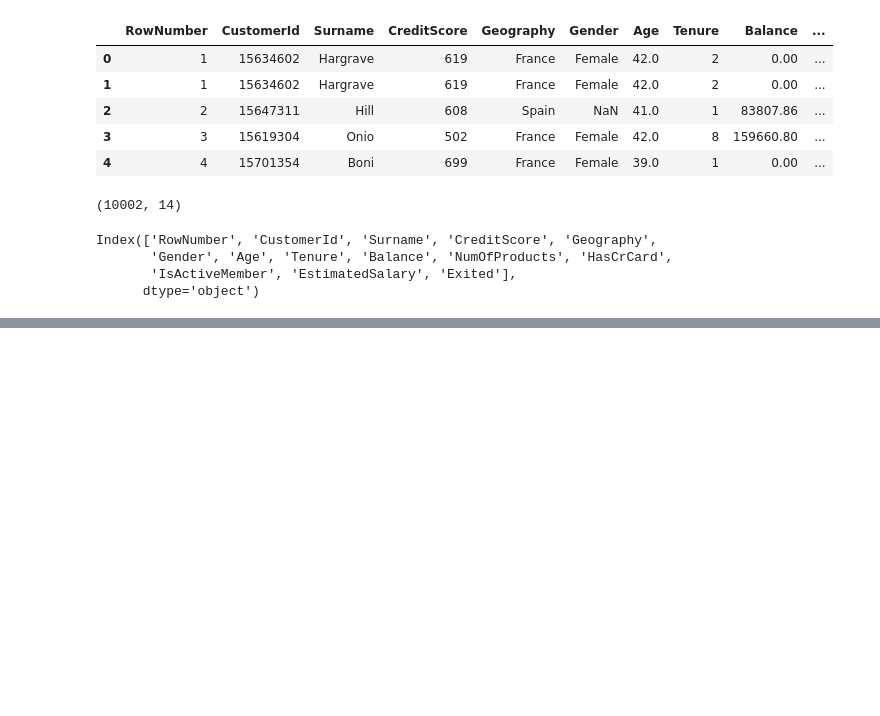
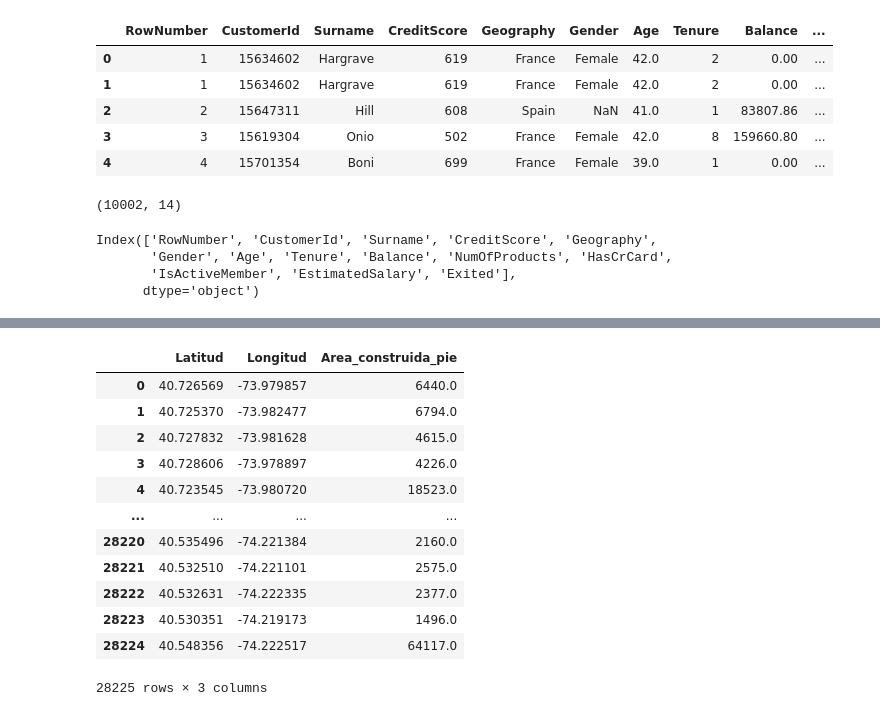
Before and after one commit to DAVIDCHIAC/apuntes_IA, a Jupyter notebook: Untitled9.ipynb, the cells around one changed output, grey strips where cells are left out. Saved outputs shown, nothing was run; the diff lists cells and outputs as text; code cells hidden in the pictures; blank space fills up the shorter version.

```diff
--- a/Untitled9.ipynb
+++ b/Untitled9.ipynb
@@ -400,0 +477,2 @@ Index(['RowNumber', 'CustomerId', 'Surname', 'CreditScore', 'Geography',
+# %%
+df.dropna(axis=0,inplace=True)
@@ -400,0 +499,17 @@ Index(['RowNumber', 'CustomerId', 'Surname', 'CreditScore', 'Geography',
+# %%
+# Correct the column names and remove extra space in 'Area_construida_pie '
+df[["Latitud", "Longitud", "Area_construida_pie"]]
+# %% [output]
+|  | Latitud | Longitud | Area_construida_pie |
+| 0 | 40.726569 | -73.979857 | 6440.0 |
+| 1 | 40.725370 | -73.982477 | 6794.0 |
+| 2 | 40.727832 | -73.981628 | 4615.0 |
+| 3 | 40.728606 | -73.978897 | 4226.0 |
+| 4 | 40.723545 | -73.980720 | 18523.0 |
+| ... | ... | ... | ... |
+| 28220 | 40.535496 | -74.221384 | 2160.0 |
+| 28221 | 40.532510 | -74.221101 | 2575.0 |
+| 28222 | 40.532631 | -74.222335 | 2377.0 |
+| 28223 | 40.530351 | -74.219173 | 1496.0 |
+| 28224 | 40.548356 | -74.222517 | 64117.0 |
+28225 rows × 3 columns
```
Also changed, not shown: parts of 16 cells of this notebook.
